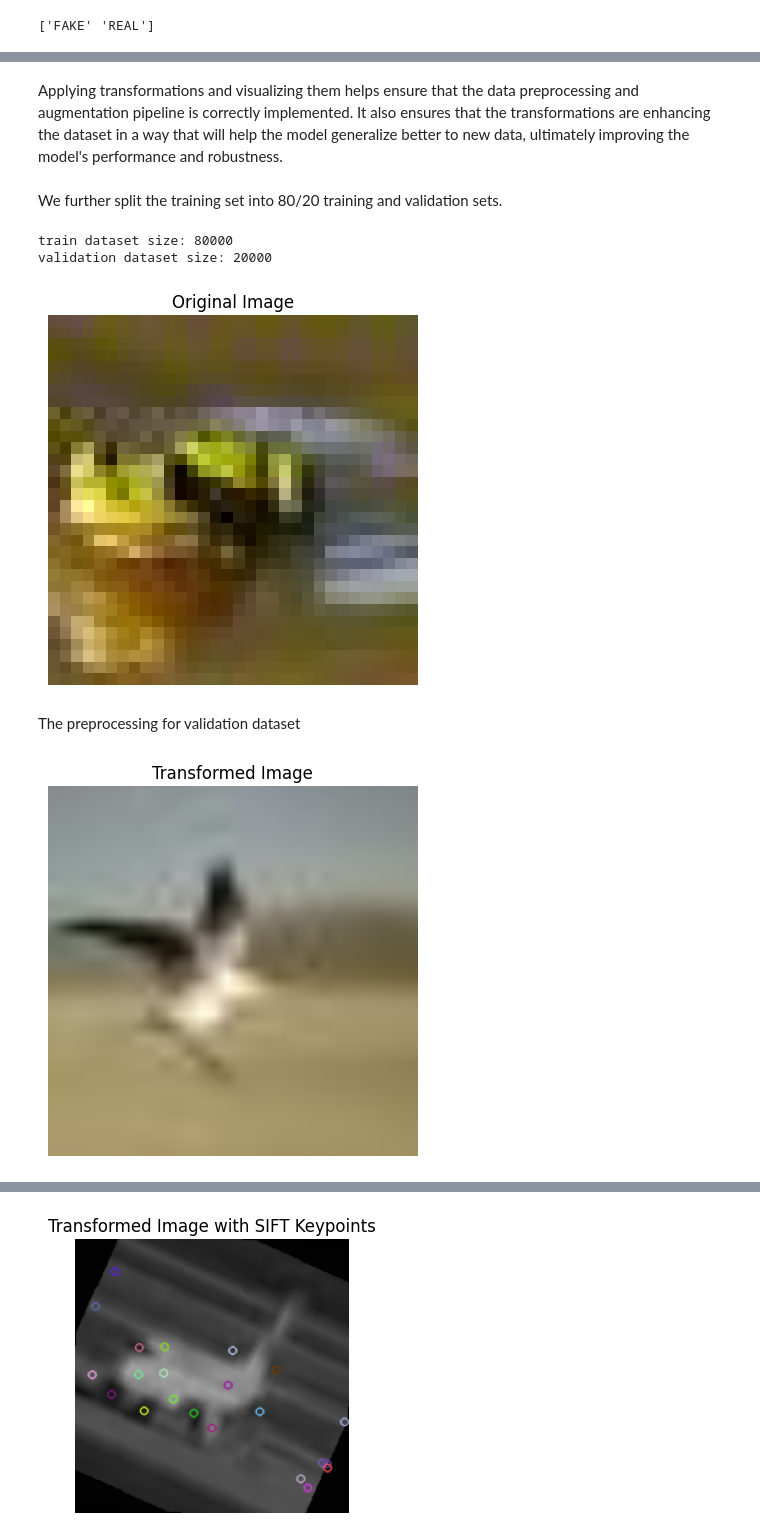
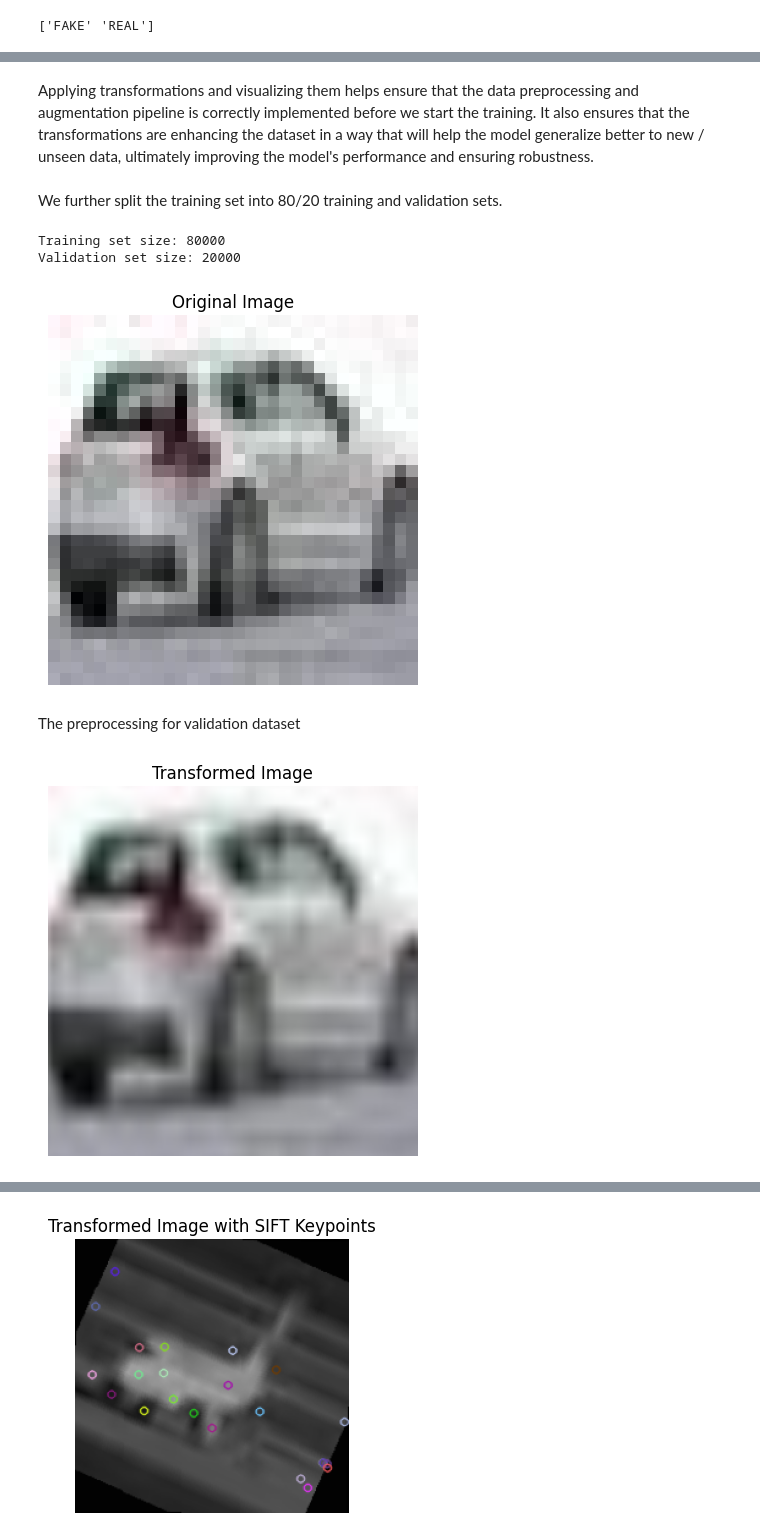
Before and after one commit to stefsyrsiri/synthetic-image-detection, a Jupyter notebook: report.ipynb, the cells around one changed output, grey strips where cells are left out. Cells and saved outputs as stored; diff of their text form; code cells hidden in the pictures.

```diff
--- a/report.ipynb
+++ b/report.ipynb
@@ -152,10 +144,10 @@ print(LABELS)
 # %%
 # Create the training and test datasets with ImageFolder class from PyTorch in comparison to creating custom datasets
 # Training dataset
-train_dataset = datasets.ImageFolder(root='train') # 'train' is the name of the folder (also its path)
-print(f"Training set:\n{train_dataset}\n")
+train_set = datasets.ImageFolder(root='train') # 'train' is the name of the folder (also its path)
+print(f"Training set: {len(train_set)}")
 
 # Validation dataset
 test_set  = datasets.ImageFolder(root='test')
-print(f"Test set:\n{test_set}")
+print(f"Test set: {len(test_set)}")
 # %% [output]
@@ -171,24 +156,23 @@ Dataset ImageFolder
 # %% [markdown]
-Applying transformations and visualizing them helps ensure that the data preprocessing
-and augmentation pipeline is correctly implemented.
-It also ensures that the transformations are enhancing the dataset in a way that will help the model generalize better to new data,
-ultimately improving the model's performance and robustness.
+Applying transformations and visualizing them helps ensure that the data preprocessing and augmentation pipeline is correctly implemented before we start the training.
+It also ensures that the transformations are enhancing the dataset in a way that will help the model generalize better to new / unseen data,
+ultimately improving the model's performance and ensuring robustness.
 # %% [markdown]
 We further split the training set into 80/20 training and validation sets.
 # %%
-len_img=len(train_dataset)
+len_img=len(train_set)
 len_train=int(0.8*len_img)
 len_val=len_img-len_train
 
 # Split Pytorch tensor
-train_dataset,val_dataset=random_split(train_dataset,
+train_dataset,val_dataset=random_split(train_set,
                              [len_train,len_val]) # random split 80/20
 
-print("train dataset size:", len(train_dataset))
-print("validation dataset size:", len(val_dataset))
+print("Training set size:", len(train_dataset))
+print("Validation set size:", len(val_dataset))
 # %% [output]
-train dataset size: 80000
-validation dataset size: 20000
+Training set size: 80000
+Validation set size: 20000
 # %%
 img, label = val_dataset[2]
 
@@ -201,11 +185,11 @@ plt.axis('off')
 plt.title("Original Image")
 plt.show()
 # %% [output]
-[figure, old version]
+[figure, new version]
 # %% [markdown]
 The preprocessing for validation dataset
 # %%
-Val_transform = v2_transforms.Compose([
+val_transform = v2_transforms.Compose([
     # Resize image to 232 x 232
     # All images have a uniform size, which is required for batch processing in neural networks
     v2_transforms.Resize(size=(232, 232), interpolation=InterpolationMode.BILINEAR, antialias=True),
@@ -224,24 +208,23 @@ Val_transform = v2_transforms.Compose([
 ])
 # %%
 # Load the validation dataset and apply the transformation
-val_dataset.dataset.transform = Val_transform
+val_dataset.dataset.transform = val_transform
 # %%
+img, label = val_dataset[2]
 
-img, label = val_dataset[1]
-
-Val_transformed_img = Val_transform(img)
+val_transformed_img = val_transform(img)
 
 # Convert PyTorch tensor to numpy array and rearrange dimensions
-Val_transformed_img_np = np.transpose(Val_transformed_img .numpy(), (1, 2, 0))
+val_transformed_img_np = np.transpose(val_transformed_img .numpy(), (1, 2, 0))
 
 # Convert PyTorch tensor to numpy array and rearrange dimensions
 img_np = np.transpose(img.numpy(), (1, 2, 0))
 
 # Visualize the transformed image
-plt.imshow(Val_transformed_img_np)
+plt.imshow(val_transformed_img_np)
 plt.axis('off')
 plt.title("Transformed Image")
 plt.show()
 # %% [output]
-[figure, old version]
+[figure, new version]
 # %% [markdown]
```
Also changed, not shown: parts of 13 cells of this notebook.
